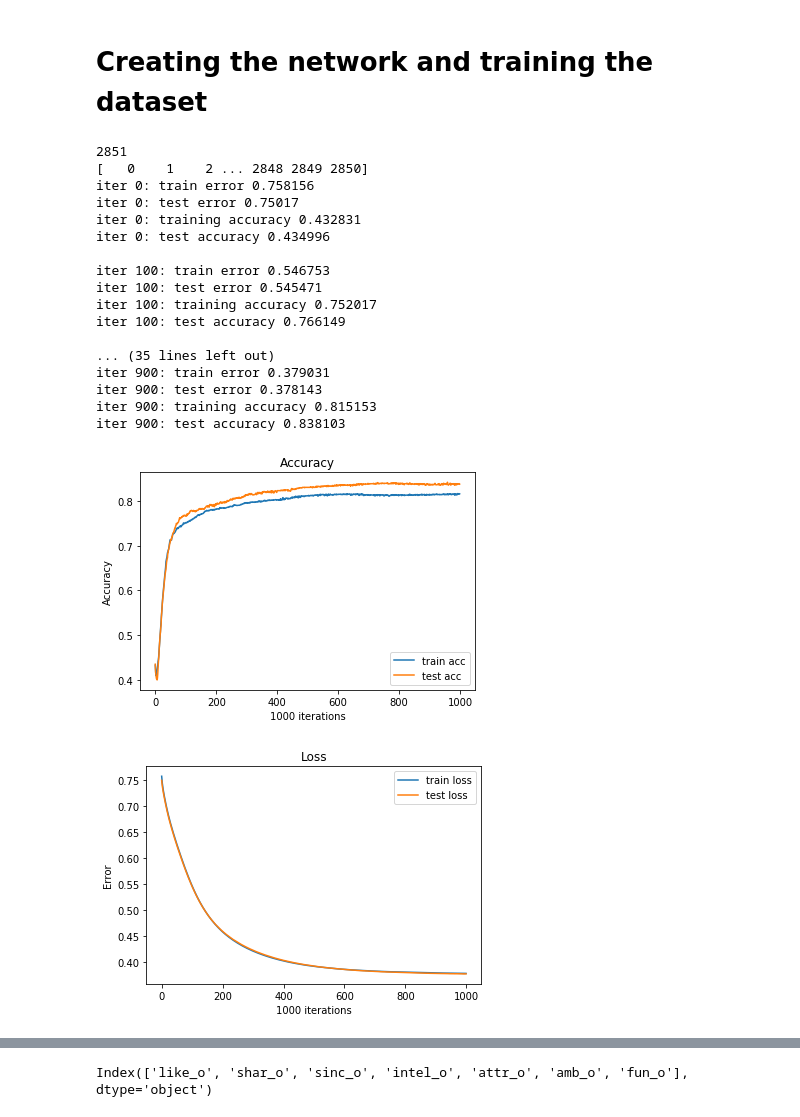
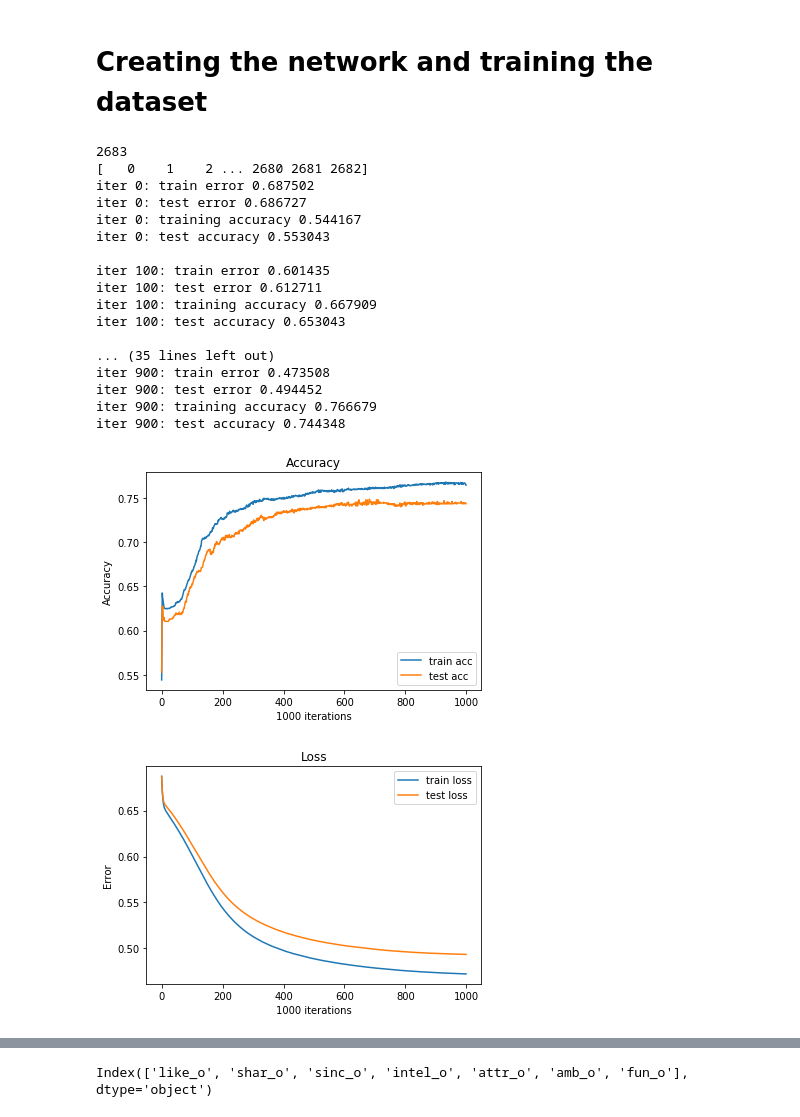
Before and after one commit to yulnicorn/Data-Analytics-Mining, a Jupyter notebook: DAM NN.ipynb, the cells around one changed output, grey strips where cells are left out. Saved outputs shown, nothing was run; the diff lists cells and outputs as text; code cells hidden in the pictures.

```diff
--- a/DAM NN.ipynb
+++ b/DAM NN.ipynb
@@ -40,7 +40,7 @@ tf.compat.v1.logging.set_verbosity(tf.compat.v1.logging.ERROR)
 def scale(X, X_min, X_max):
     return (X - X_min) / (X_max - X_min)
 
-NUM_FEATURES = 18
+NUM_FEATURES = 23
 NUM_CLASSES = 2
 
 learning_rate = 0.001
@@ -75,8 +75,8 @@ def fnn(x, hidden_units):
 
 def main():
     # read train data
-    train_input = np.genfromtxt('female(imputed).csv', delimiter=',')
-    trainX, train_Y = train_input[1:, 1:19], train_input[1:, -1].astype(int)
+    train_input = np.genfromtxt('male(final).csv', delimiter=',')
+    trainX, train_Y = train_input[1:, 1:24], train_input[1:, -1].astype(int)
 
     # handle missing values in trainX and then scale it
 #     trainX = em(trainX_, loops=50)
@@ -151,46 +151,46 @@ def main():
 
     # plot learning curves
     plt.figure(1)
     plt.plot(range(epochs), train_acc)
     plt.plot(range(epochs), test_acc)
     plt.legend(["train acc", "test acc"], loc='lower right')
     plt.xlabel(str(epochs) + ' iterations')
     plt.ylabel('Accuracy')
     plt.title('Accuracy')
     plt.savefig('./figures/Training_Acc(female imputed).png')
 
     plt.figure(2)
     plt.plot(range(epochs), train_err)
     plt.plot(range(epochs), test_err)
     plt.legend(["train loss", "test loss"], loc='upper right')
     plt.xlabel(str(epochs) + ' iterations')
     plt.ylabel('Error')
     plt.title('Loss')
     plt.savefig('./figures/Testing_Acc(female inputed).png')
 
     plt.show()
 
     return pred, testY, testX
 
 if __name__ == '__main__':
     pred, testY, testX = main()
 # %% [output]
-2851
-[   0    1    2 ... 2848 2849 2850]
-iter 0: train error 0.758156
-iter 0: test error 0.75017
-iter 0: training accuracy 0.432831
-iter 0: test accuracy 0.434996
+2683
+[   0    1    2 ... 2680 2681 2682]
+iter 0: train error 0.687502
+iter 0: test error 0.686727
+iter 0: training accuracy 0.544167
+iter 0: test accuracy 0.553043
 
-iter 100: train error 0.546753
-iter 100: test error 0.545471
-iter 100: training accuracy 0.752017
-iter 100: test accuracy 0.766149
+iter 100: train error 0.601435
+iter 100: test error 0.612711
+iter 100: training accuracy 0.667909
+iter 100: test accuracy 0.653043
 
 ... (35 lines left out)
-iter 900: train error 0.379031
-iter 900: test error 0.378143
-iter 900: training accuracy 0.815153
-iter 900: test accuracy 0.838103
+iter 900: train error 0.473508
+iter 900: test error 0.494452
+iter 900: training accuracy 0.766679
+iter 900: test accuracy 0.744348
-[figure, old version]
+[figure, new version]
-[figure, old version]
+[figure, new version]
```
Also changed, not shown: parts of 7 cells of this notebook, 5 other files.
